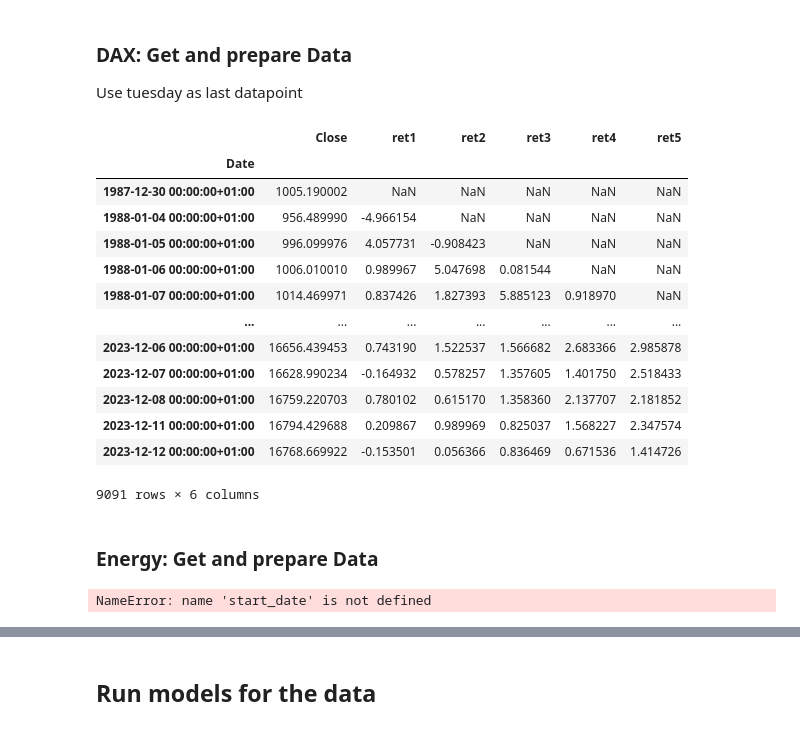
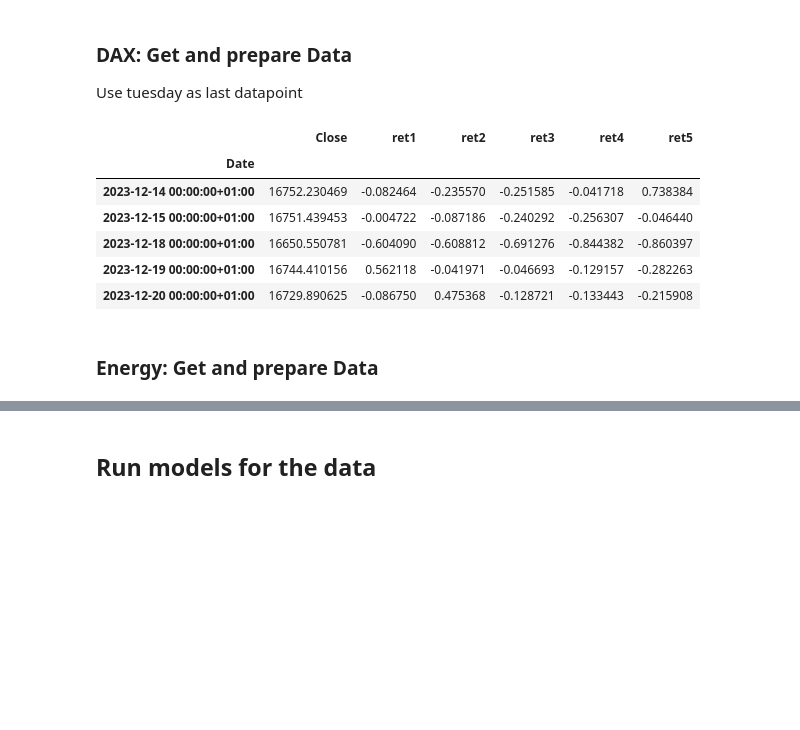
Before and after one commit to EliasKng/PTSFC, a Jupyter notebook: Create_Submission.ipynb, the cells around one changed output, grey strips where cells are left out. Saved outputs shown, nothing was run; the diff lists cells and outputs as text; code cells hidden in the pictures; blank space fills up the shorter version.

```diff
--- a/Create_Submission.ipynb
+++ b/Create_Submission.ipynb
@@ -33,7 +33,7 @@ import pytz
 Use tuesday as last datapoint
 # %%
 # Insert Date of Wednesday (forecast-day) here. The current day has to be wednesday!!
-start_date = datetime(2023, 12, 13, 8, 0, 0)
+start_date = datetime(2023, 12, 20, 8, 0, 0)
 assert start_date.weekday() == 2
 # %%
 df_dax = get_dax_data()
@@ -41,22 +41,15 @@ df_dax = get_dax_data()
 
 df_dax = df_dax[df_dax.index.date <= start_date.date()]
 # %%
-df_dax
+df_dax.tail()
 # %% [output]
 |  | Close | ret1 | ret2 | ret3 | ret4 | ret5 |
 | Date |  |  |  |  |  |  |
-| 1987-12-30 00:00:00+01:00 | 1005.190002 | NaN | NaN | NaN | NaN | NaN |
-| 1988-01-04 00:00:00+01:00 | 956.489990 | -4.966154 | NaN | NaN | NaN | NaN |
-| 1988-01-05 00:00:00+01:00 | 996.099976 | 4.057731 | -0.908423 | NaN | NaN | NaN |
-| 1988-01-06 00:00:00+01:00 | 1006.010010 | 0.989967 | 5.047698 | 0.081544 | NaN | NaN |
-| 1988-01-07 00:00:00+01:00 | 1014.469971 | 0.837426 | 1.827393 | 5.885123 | 0.918970 | NaN |
-| ... | ... | ... | ... | ... | ... | ... |
-| 2023-12-06 00:00:00+01:00 | 16656.439453 | 0.743190 | 1.522537 | 1.566682 | 2.683366 | 2.985878 |
-| 2023-12-07 00:00:00+01:00 | 16628.990234 | -0.164932 | 0.578257 | 1.357605 | 1.401750 | 2.518433 |
-| 2023-12-08 00:00:00+01:00 | 16759.220703 | 0.780102 | 0.615170 | 1.358360 | 2.137707 | 2.181852 |
-| 2023-12-11 00:00:00+01:00 | 16794.429688 | 0.209867 | 0.989969 | 0.825037 | 1.568227 | 2.347574 |
-| 2023-12-12 00:00:00+01:00 | 16768.669922 | -0.153501 | 0.056366 | 0.836469 | 0.671536 | 1.414726 |
+| 2023-12-14 00:00:00+01:00 | 16752.230469 | -0.082464 | -0.235570 | -0.251585 | -0.041718 | 0.738384 |
+| 2023-12-15 00:00:00+01:00 | 16751.439453 | -0.004722 | -0.087186 | -0.240292 | -0.256307 | -0.046440 |
+| 2023-12-18 00:00:00+01:00 | 16650.550781 | -0.604090 | -0.608812 | -0.691276 | -0.844382 | -0.860397 |
+| 2023-12-19 00:00:00+01:00 | 16744.410156 | 0.562118 | -0.041971 | -0.046693 | -0.129157 | -0.282263 |
+| 2023-12-20 00:00:00+01:00 | 16729.890625 | -0.086750 | 0.475368 | -0.128721 | -0.133443 | -0.215908 |
-9091 rows × 6 columns
 # %% [markdown]
 ### Energy: Get and prepare Data
 # %%
@@ -67,6 +60,4 @@ df_en = get_energy_data(force_return=True)
 df_en = prepare_data(df_en)
 # %%
 df_en = df_en.loc[df_en.index <= start_date]
-# %% [output]
-NameError: name 'start_date' is not defined
 # %%
```
Also changed, not shown: parts of 8 cells of this notebook, 1 other file.
